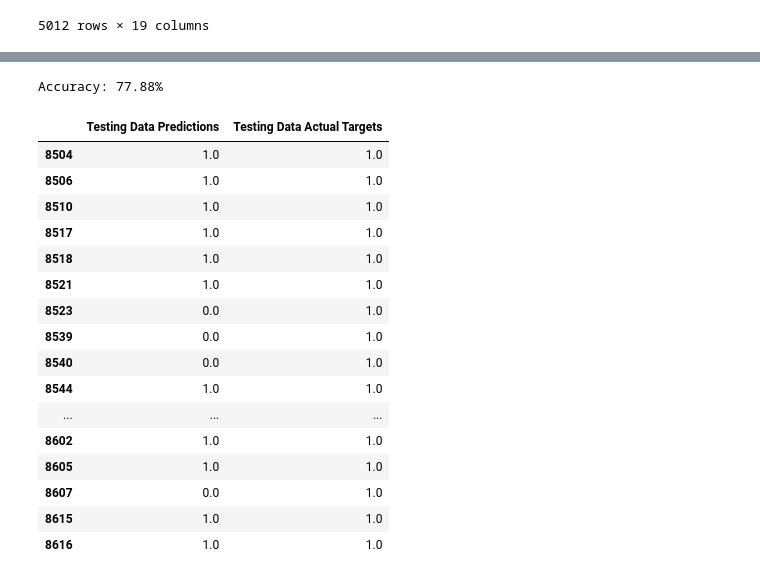
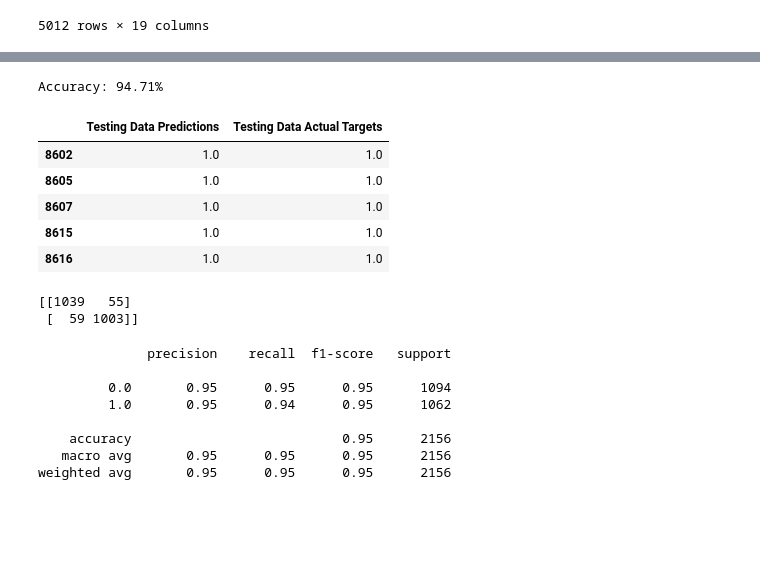
Before and after one commit to carasaj/bank_churn_model, a Jupyter notebook: bank_churn_dataset2.ipynb, the cells around one changed output, grey strips where cells are left out. Cells and saved outputs as stored; diff of their text form; code cells hidden in the pictures; blank space fills up the shorter version.

Commit message:
tried randomforest, added test matrix and classreport

```diff
--- a/bank_churn_dataset2.ipynb
+++ b/bank_churn_dataset2.ipynb
@@ -242,3 +244,9 @@ clf = LogisticRegression()
+# %%
+#Choose a model
+
+
+#clf = LogisticRegression()
+clf = RandomForestClassifier()
 # %%
 #Fit the model on the training data
 clf.fit(X_train, y_train)
@@ -254,3 +255,6 @@ LogisticRegression()
 # %%
 #Make predictions on the test data
-predictions = clf.predict(X_test)
+test_predictions = clf.predict(X_test)
+
+#Make predictions on the train data
+train_predictions = clf.predict(X_train)
@@ -273,31 +261,41 @@ Name: Status, Length: 2156, dtype: float64
 # %%
 # Evaluate the model's performance
-#DOESNT WORK FOR LINREG
-accuracy = accuracy_score(predictions, y_test)
+accuracy = accuracy_score(test_predictions, y_test)
 print("Accuracy: {:.2f}%".format(accuracy * 100))
 # %% [output]
-Accuracy: 77.88%
+Accuracy: 94.71%
 # %%
 #Create a dataframe showing predictions vs test
-comparison = pd.DataFrame({"Testing Data Predictions": predictions,
+comparison = pd.DataFrame({"Testing Data Predictions": test_predictions,
     "Testing Data Actual Targets": y_test})
 comparison = comparison.sort_index(ascending=True)
-comparison.tail(25)
+comparison.tail(5)
 # %% [output]
 |  | Testing Data Predictions | Testing Data Actual Targets |
-| 8504 | 1.0 | 1.0 |
-| 8506 | 1.0 | 1.0 |
-| 8510 | 1.0 | 1.0 |
-| 8517 | 1.0 | 1.0 |
-| 8518 | 1.0 | 1.0 |
-| 8521 | 1.0 | 1.0 |
-| 8523 | 0.0 | 1.0 |
-| 8539 | 0.0 | 1.0 |
-| 8540 | 0.0 | 1.0 |
-| 8544 | 1.0 | 1.0 |
-| ... | ... | ... |
 | 8602 | 1.0 | 1.0 |
 | 8605 | 1.0 | 1.0 |
-| 8607 | 0.0 | 1.0 |
+| 8607 | 1.0 | 1.0 |
 | 8615 | 1.0 | 1.0 |
 | 8616 | 1.0 | 1.0 |
+# %%
+#Generate a test matrix
+test_matrix = confusion_matrix(y_test, test_predictions)
+print(test_matrix)
+# %% [output]
+[[1039   55]
+ [  59 1003]]
+# %%
+# Create a testing classifiction report
+testing_report = classification_report(y_test, test_predictions)
+
+# Print the testing classification report
+print(testing_report)
+# %% [output]
+              precision    recall  f1-score   support
+
+         0.0       0.95      0.95      0.95      1094
+         1.0       0.95      0.94      0.95      1062
+
+    accuracy                           0.95      2156
+   macro avg       0.95      0.95      0.95      2156
+weighted avg       0.95      0.95      0.95      2156
```
Also changed, not shown: parts of 8 cells of this notebook.
